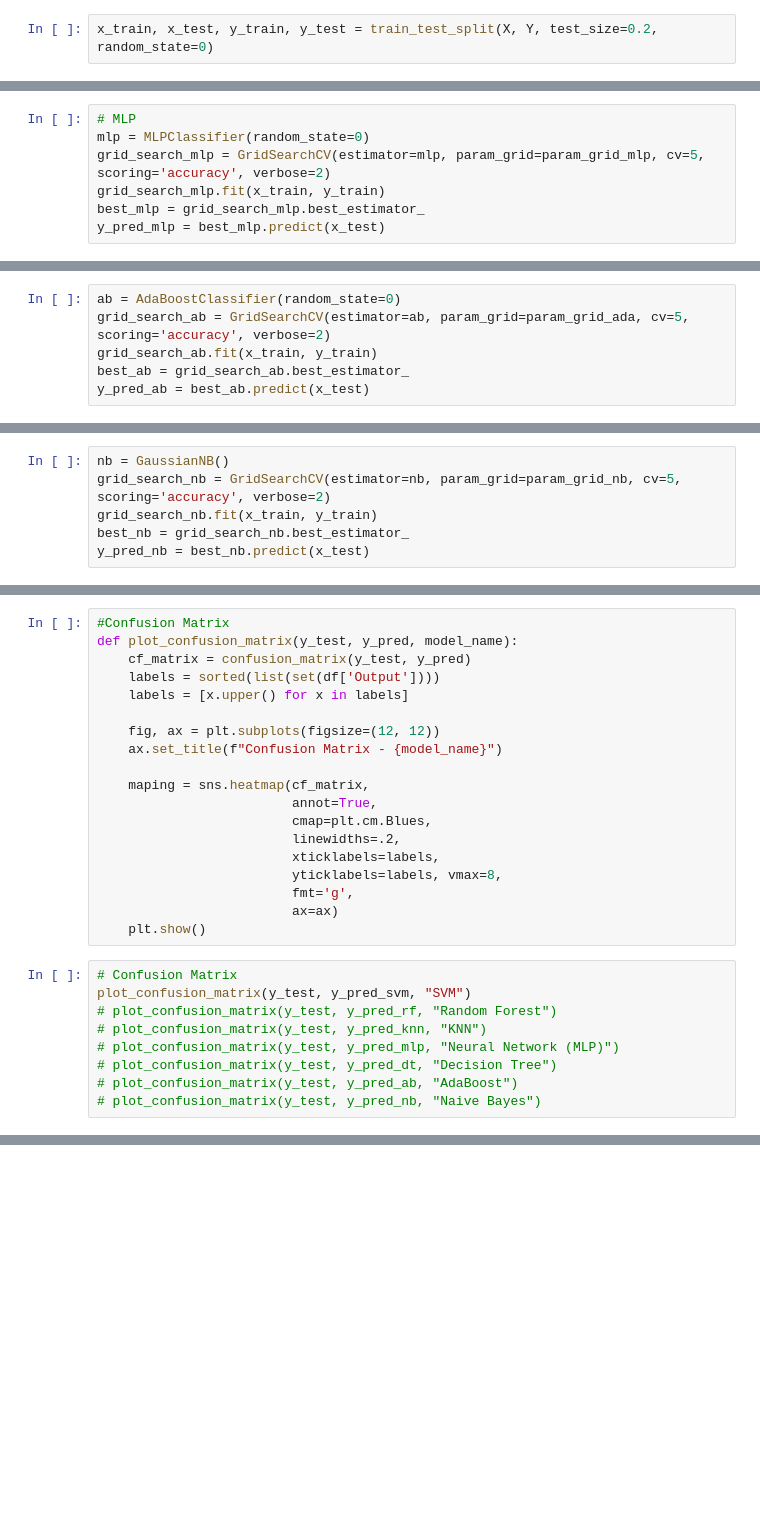
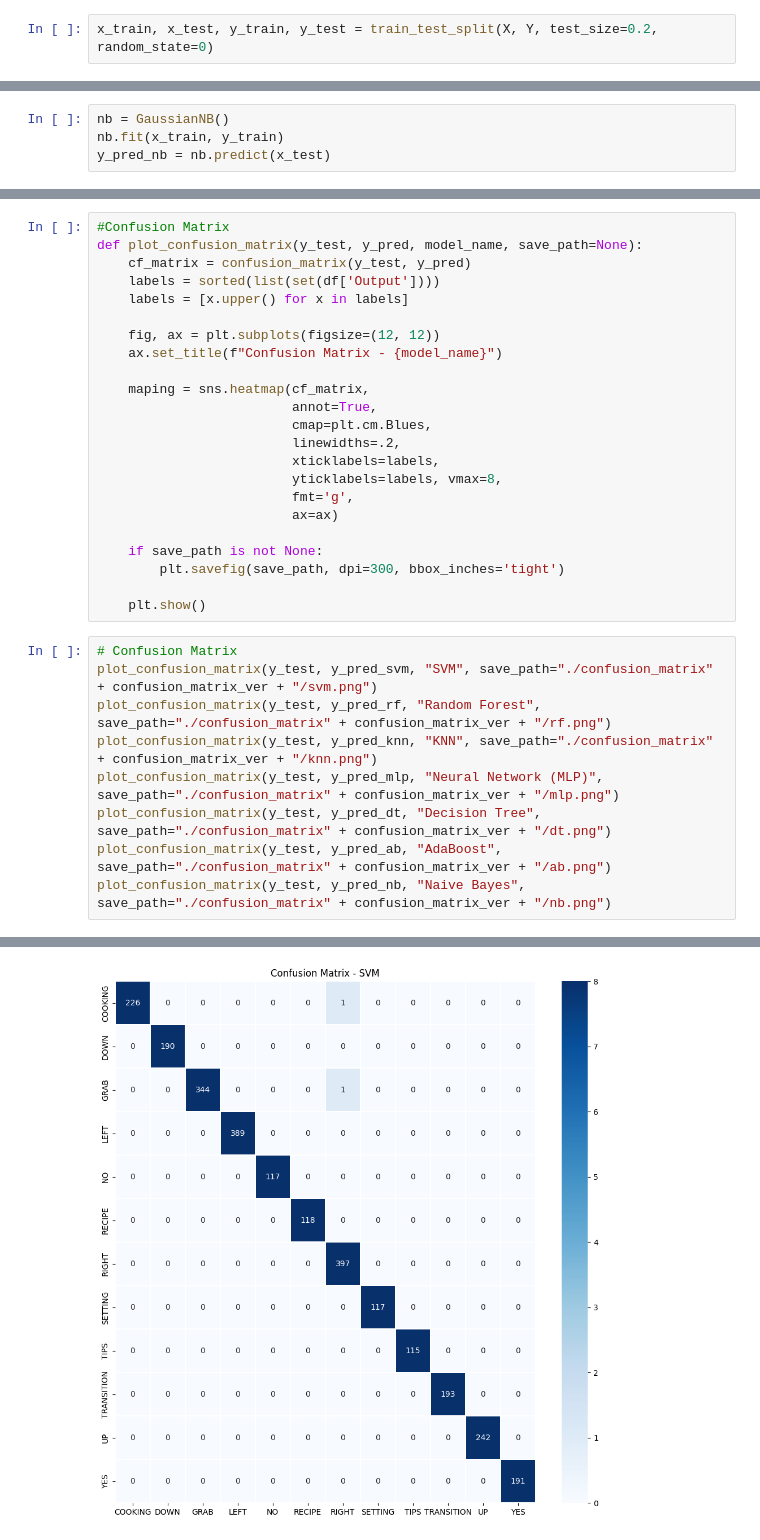
Before and after one commit to LouknamtrS/barf-meow, a Jupyter notebook: train.ipynb, the cells around one changed output, grey strips where cells are left out. Drawn from its saved outputs; the diff is of its cells as text; blank space fills up the shorter version.

```diff
--- a/train.ipynb
+++ b/train.ipynb
@@ -190,7 +208,0 @@ Fitting 5 folds for each of 24 candidates, totalling 120 fits
-# %%
-# MLP
-mlp = MLPClassifier(random_state=0)
-grid_search_mlp = GridSearchCV(estimator=mlp, param_grid=param_grid_mlp, cv=5, scoring='accuracy', verbose=2)
-grid_search_mlp.fit(x_train, y_train)
-best_mlp = grid_search_mlp.best_estimator_
-y_pred_mlp = best_mlp.predict(x_test)
@@ -235,6 +232,0 @@ Fitting 5 folds for each of 72 candidates, totalling 360 fits
-# %%
-ab = AdaBoostClassifier(random_state=0)
-grid_search_ab = GridSearchCV(estimator=ab, param_grid=param_grid_ada, cv=5, scoring='accuracy', verbose=2)
-grid_search_ab.fit(x_train, y_train)
-best_ab = grid_search_ab.best_estimator_
-y_pred_ab = best_ab.predict(x_test)
@@ -255,9 +298,7 @@ Fitting 5 folds for each of 18 candidates, totalling 90 fits
 # %%
 nb = GaussianNB()
-grid_search_nb = GridSearchCV(estimator=nb, param_grid=param_grid_nb, cv=5, scoring='accuracy', verbose=2)
-grid_search_nb.fit(x_train, y_train)
-best_nb = grid_search_nb.best_estimator_
-y_pred_nb = best_nb.predict(x_test)
+nb.fit(x_train, y_train)
+y_pred_nb = nb.predict(x_test)
 # %%
 #วัดผลโมเดลแต่ละตัว
 def evaluate_model(y_true, y_pred, model_name):
@@ -287,6 +342,6 @@ SVM Precision: 1.000
 # %%
 #Confusion Matrix
-def plot_confusion_matrix(y_test, y_pred, model_name):
+def plot_confusion_matrix(y_test, y_pred, model_name, save_path=None):
     cf_matrix = confusion_matrix(y_test, y_pred)
     labels = sorted(list(set(df['Output'])))
     labels = [x.upper() for x in labels]
@@ -302,14 +357,18 @@ def plot_confusion_matrix(y_test, y_pred, model_name):
                          yticklabels=labels, vmax=8,
                          fmt='g',
                          ax=ax)
+
+    if save_path is not None:
+        plt.savefig(save_path, dpi=300, bbox_inches='tight')
+
     plt.show()
 # %%
 # Confusion Matrix
-plot_confusion_matrix(y_test, y_pred_svm, "SVM")
-# plot_confusion_matrix(y_test, y_pred_rf, "Random Forest")
-# plot_confusion_matrix(y_test, y_pred_knn, "KNN")
-# plot_confusion_matrix(y_test, y_pred_mlp, "Neural Network (MLP)")
-# plot_confusion_matrix(y_test, y_pred_dt, "Decision Tree")
-# plot_confusion_matrix(y_test, y_pred_ab, "AdaBoost")
-# plot_confusion_matrix(y_test, y_pred_nb, "Naive Bayes")
+plot_confusion_matrix(y_test, y_pred_svm, "SVM", save_path="./confusion_matrix" + confusion_matrix_ver + "/svm.png")
+plot_confusion_matrix(y_test, y_pred_rf, "Random Forest", save_path="./confusion_matrix" + confusion_matrix_ver + "/rf.png")
+plot_confusion_matrix(y_test, y_pred_knn, "KNN", save_path="./confusion_matrix" + confusion_matrix_ver + "/knn.png")
+plot_confusion_matrix(y_test, y_pred_mlp, "Neural Network (MLP)", save_path="./confusion_matrix" + confusion_matrix_ver + "/mlp.png")
+plot_confusion_matrix(y_test, y_pred_dt, "Decision Tree", save_path="./confusion_matrix" + confusion_matrix_ver + "/dt.png")
+plot_confusion_matrix(y_test, y_pred_ab, "AdaBoost", save_path="./confusion_matrix" + confusion_matrix_ver + "/ab.png")
+plot_confusion_matrix(y_test, y_pred_nb, "Naive Bayes", save_path="./confusion_matrix" + confusion_matrix_ver + "/nb.png")
 # %% [output]
@@ -316,0 +375 @@ KeyError: 'Output'
+[figure, added]
```
Also changed, not shown: parts of 21 cells of this notebook, 16 other files.
